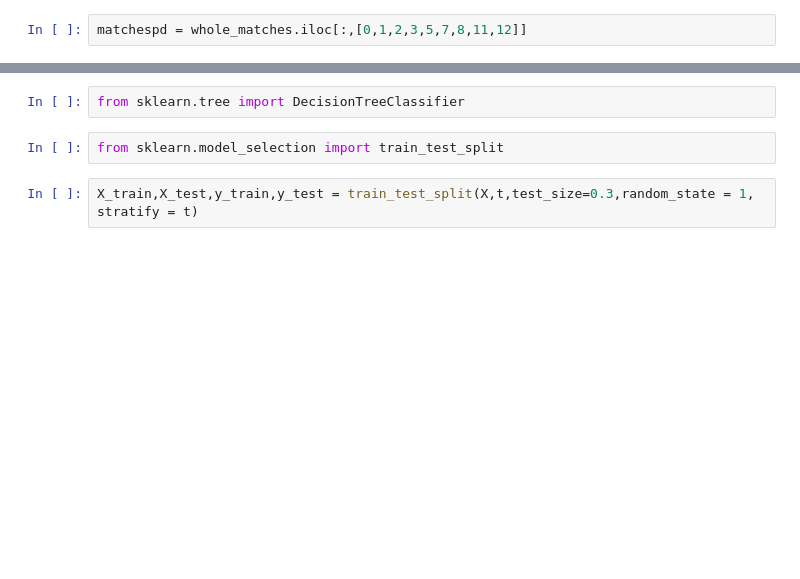
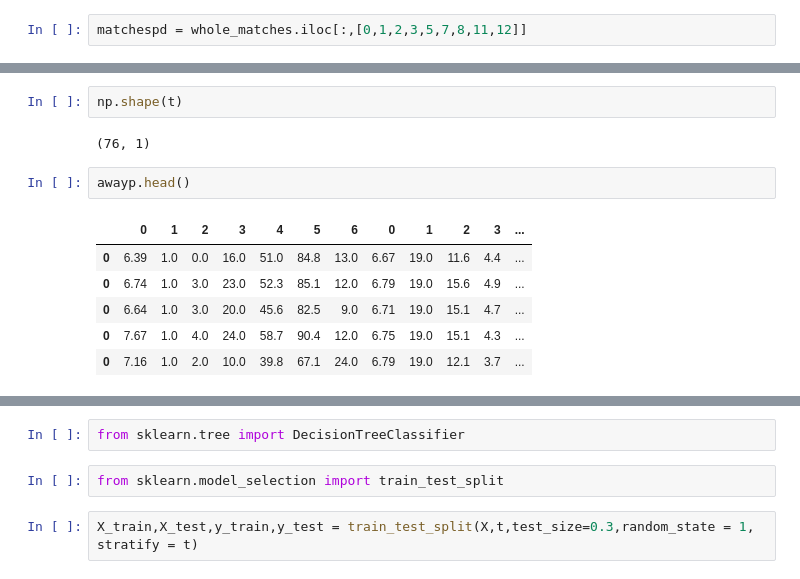
Before and after one commit to solarcult/sportyGuess, a Jupyter notebook: sportyGuess/jupyterNotebook/predictOne.ipynb, the cells around one changed output, grey strips where cells are left out. Saved outputs shown, nothing was run; the diff lists cells and outputs as text; blank space fills up the shorter version.

```diff
--- a/sportyGuess/jupyterNotebook/predictOne.ipynb
+++ b/sportyGuess/jupyterNotebook/predictOne.ipynb
@@ -187,0 +200,13 @@ None h_summary_o
+# %%
+np.shape(t)
+# %% [output]
+(76, 1)
+# %%
+awayp.head()
+# %% [output]
+|  | 0 | 1 | 2 | 3 | 4 | 5 | 6 | 0 | 1 | 2 | 3 | ... |
+| 0 | 6.39 | 1.0 | 0.0 | 16.0 | 51.0 | 84.8 | 13.0 | 6.67 | 19.0 | 11.6 | 4.4 | ... |
+| 0 | 6.74 | 1.0 | 3.0 | 23.0 | 52.3 | 85.1 | 12.0 | 6.79 | 19.0 | 15.6 | 4.9 | ... |
+| 0 | 6.64 | 1.0 | 3.0 | 20.0 | 45.6 | 82.5 | 9.0 | 6.71 | 19.0 | 15.1 | 4.7 | ... |
+| 0 | 7.67 | 1.0 | 4.0 | 24.0 | 58.7 | 90.4 | 12.0 | 6.75 | 19.0 | 15.1 | 4.3 | ... |
+| 0 | 7.16 | 1.0 | 2.0 | 10.0 | 39.8 | 67.1 | 24.0 | 6.79 | 19.0 | 12.1 | 3.7 | ... |
```
Also changed, not shown: parts of 35 cells of this notebook, 1 other file.
